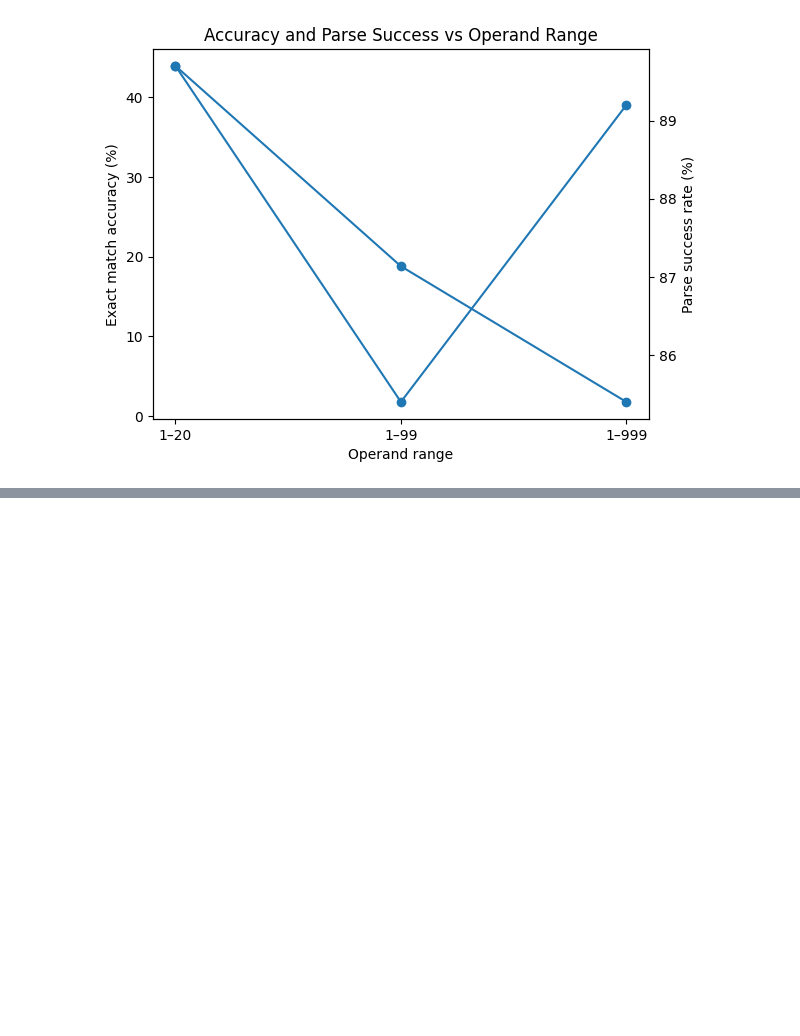
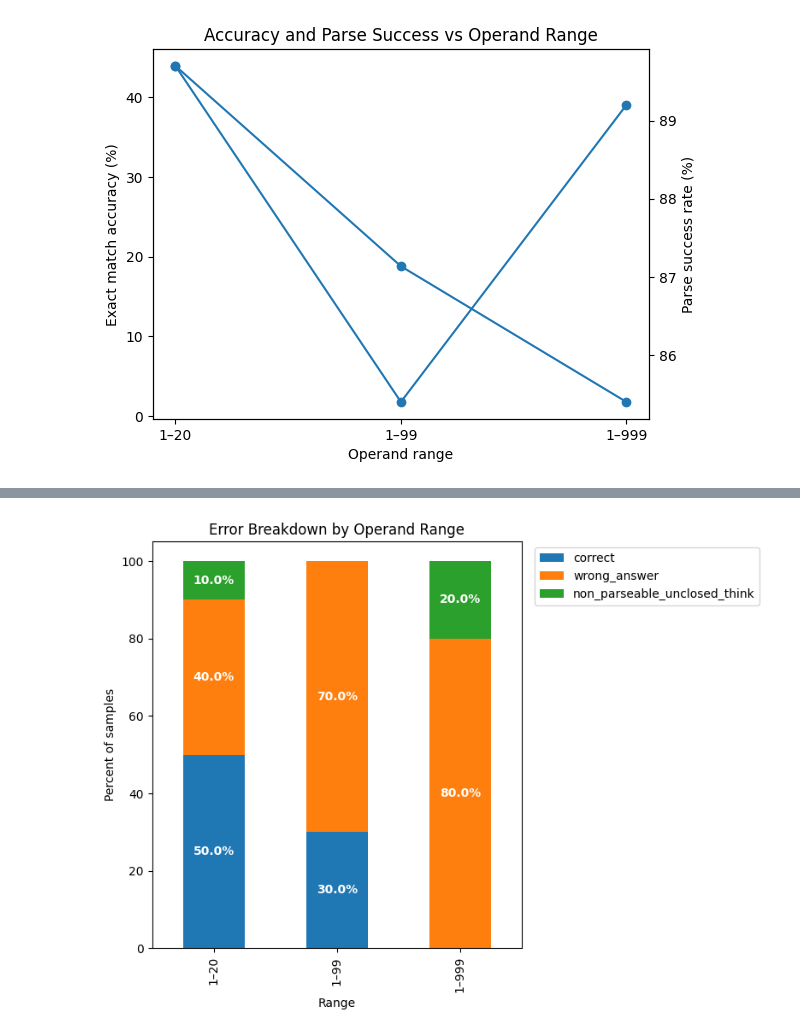
Before and after one commit to Anushka-De/stat359, a Jupyter notebook: student/Final_Project/arithmetic_llm/Project_analysis.ipynb, the cells around one changed output, grey strips where cells are left out. Drawn from its saved outputs; the diff is of its cells as text; code cells hidden in the pictures; blank space fills up the shorter version.

```diff
--- a/student/Final_Project/arithmetic_llm/Project_analysis.ipynb
+++ b/student/Final_Project/arithmetic_llm/Project_analysis.ipynb
@@ -214,0 +260,11 @@ plt.show()
+# %%
+rows = []
+for rng, folder in folders.items():
+    samples, path = load_latest_samples(folder)
+    for s in samples:
+        rows.append({"Range": rng, "Category": categorize_sample(s)})
+
+df = pd.DataFrame(rows)
+summary = df.groupby(["Range", "Category"]).size().reset_index(name="Count")
+summary["Percent"] = summary.groupby("Range")["Count"].transform(lambda x: 100*x/x.sum())
+summary
@@ -214,0 +280,33 @@ plt.show()
+# %%
+order = ["correct", "wrong_answer", "non_parseable_unclosed_think"]
+
+pivot = summary.pivot(index="Range", columns="Category", values="Percent").fillna(0)
+pivot = pivot[[c for c in order if c in pivot.columns]]
+
+ax = pivot.plot(kind="bar", stacked=True, figsize=(8,6))
+
+plt.ylabel("Percent of samples")
+plt.title("Error Breakdown by Operand Range")
+
+# Add percentage labels inside bars
+for i, row in enumerate(pivot.values):
+    cumulative = 0
+    for j, val in enumerate(row):
+        if val > 2:  # avoid clutter for very small slices
+            ax.text(
+                i,
+                cumulative + val/2,
+                f"{val:.1f}%",
+                ha="center",
+                va="center",
+                fontsize=10,
+                color="white",
+                weight="bold"
+            )
+        cumulative += val
+
+plt.legend(bbox_to_anchor=(1.02, 1), loc="upper left")
+plt.tight_layout()
+plt.show()
+# %% [output]
+[figure, added]
```
Also changed, not shown: parts of 10 cells of this notebook.
